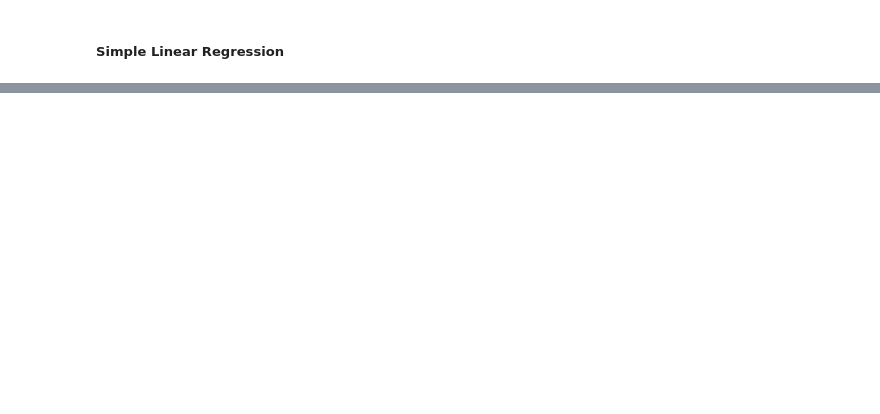
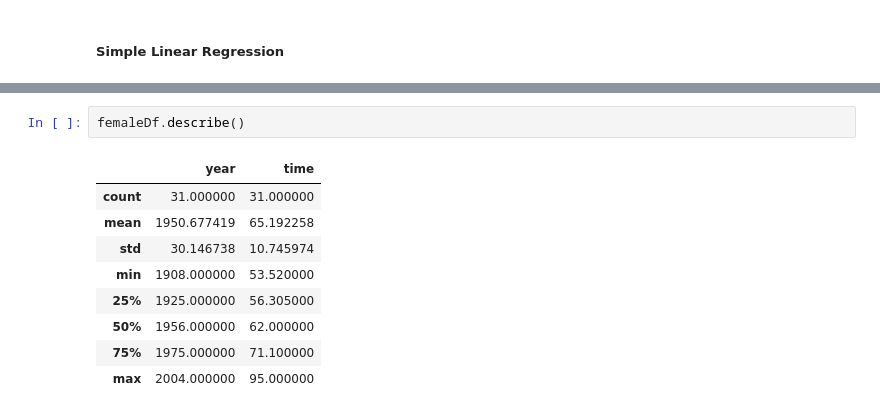
Before and after one commit to frosty110/Book_Projects, a Jupyter notebook: Data Science/Algorithm Practice/LinearRegression.ipynb, the cells around one changed output, grey strips where cells are left out. Drawn from its saved outputs; the diff is of its cells as text; blank space fills up the shorter version.

```diff
--- a/Data Science/Algorithm Practice/LinearRegression.ipynb
+++ b/Data Science/Algorithm Practice/LinearRegression.ipynb
@@ -23,0 +45,12 @@ NameError: name 'input_variables_values_training_datasets' is not defined
+# %%
+femaleDf.describe()
+# %% [output]
+|  | year | time |
+| count | 31.000000 | 31.000000 |
+| mean | 1950.677419 | 65.192258 |
+| std | 30.146738 | 10.745974 |
+| min | 1908.000000 | 53.520000 |
+| 25% | 1925.000000 | 56.305000 |
+| 50% | 1956.000000 | 62.000000 |
+| 75% | 1975.000000 | 71.100000 |
+| max | 2004.000000 | 95.000000 |
```
Also changed, not shown: parts of 18 cells of this notebook.
